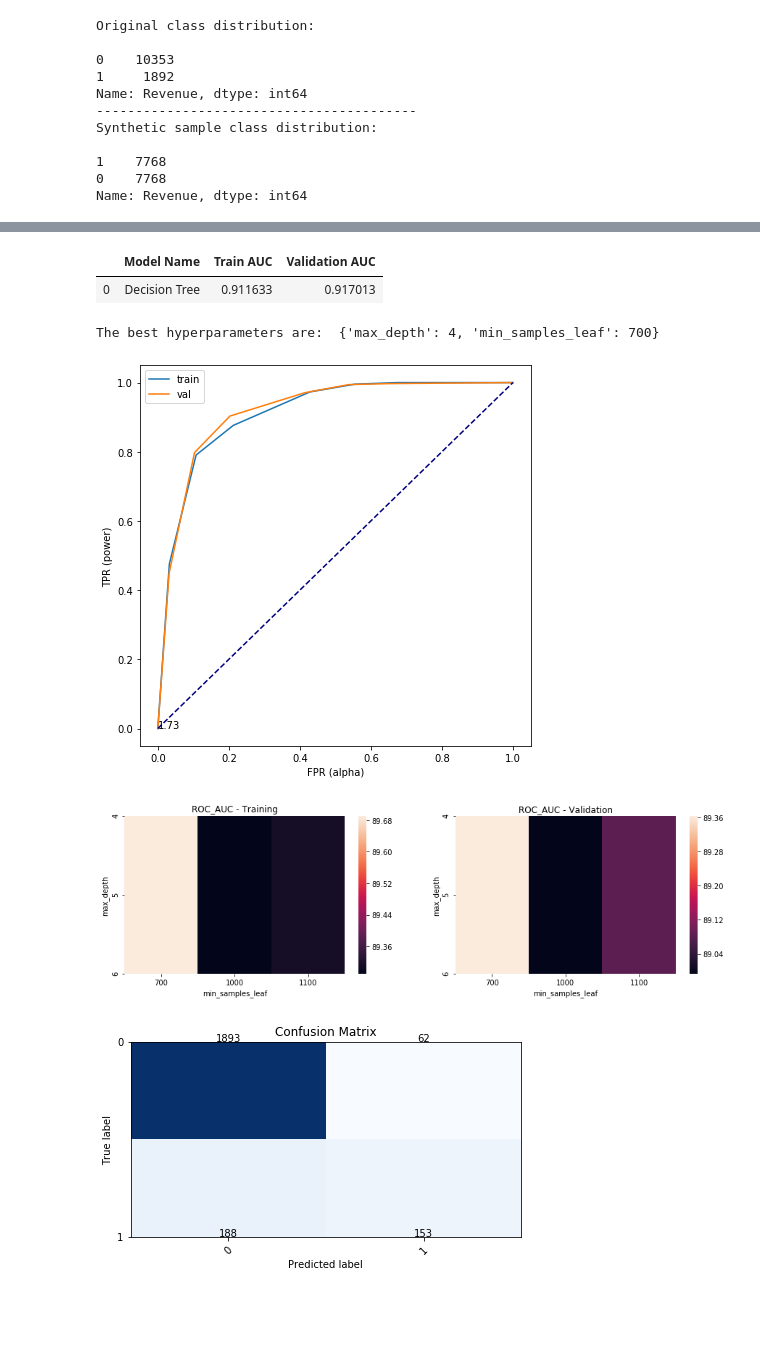
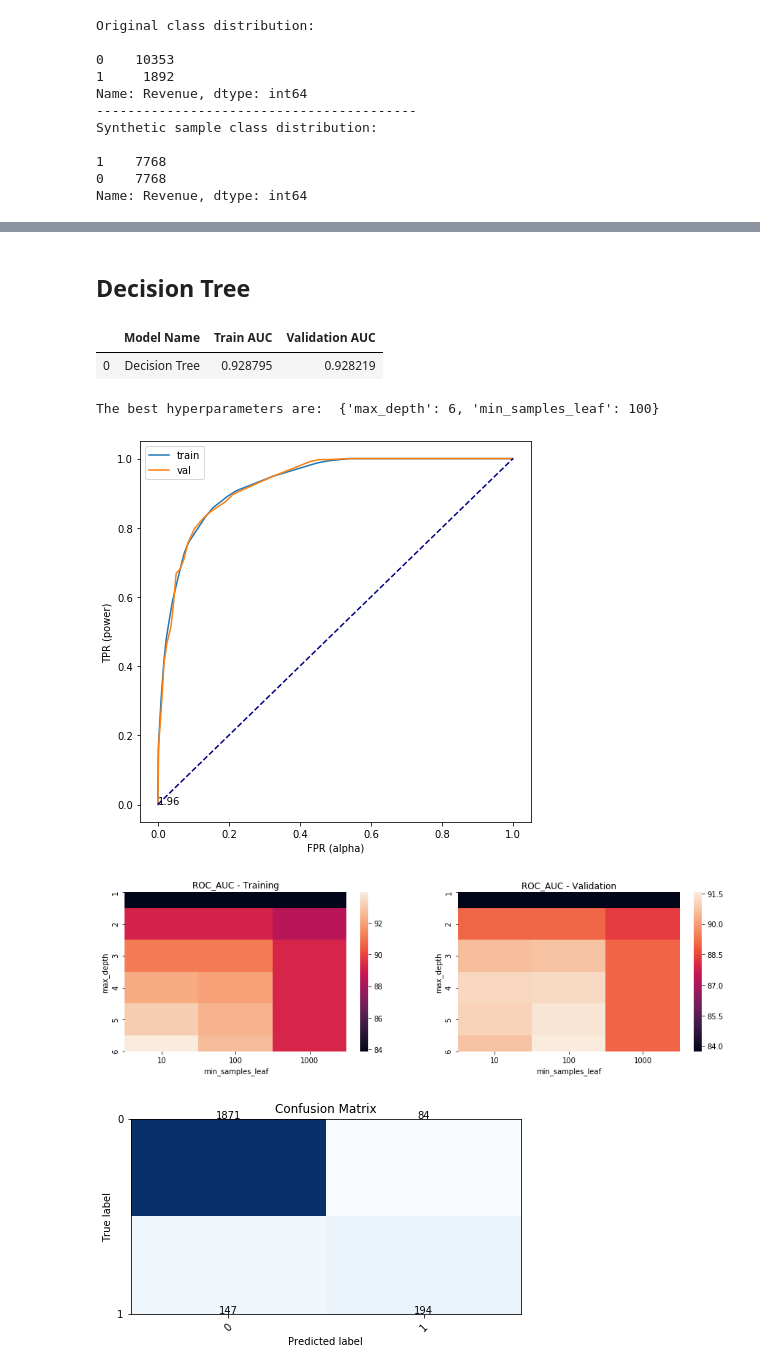
Before and after one commit to nielsbclausen/Mod_5_Project, a Jupyter notebook: niels_nb.ipynb, the cells around one changed output, grey strips where cells are left out. Drawn from its saved outputs; the diff is of its cells as text; code cells hidden in the pictures; blank space fills up the shorter version.

Commit message:
end of modelling

```diff
--- a/niels_nb.ipynb
+++ b/niels_nb.ipynb
@@ -166,24 +168,10 @@ class Classification():
         if self.model == 'Decision Tree':
             self.fitting = DecisionTreeClassifier(random_state = 42)
         elif self.model == 'Random Forest':
-            self.technique = RandomForestClassifier(n_estimators = 10,
+            self.fitting = RandomForestClassifier(n_estimators = 10,
                                                     n_jobs = -1, random_state=42)
         elif self.model == 'Logistic Regression':
             self.fitting = LogisticRegression(fit_intercept = True)
-        elif self.model == 'KNN':
-            min_k=1
-            max_k=25
-            best_k = 0
-            best_score = 0.0
-            for k in range(min_k, max_k+1, 2):
-                knn = KNeighborsClassifier(n_neighbors=k)
-                knn.fit(self.x_train, self.y_train)
-                preds = knn.predict(X_test)
-                f1 = f1_score(y_test, preds)
-                if f1 > best_score:
-                    best_k = k
-                    best_score = f1
-            self.fitting = KNeighborsClassifier(n_neighbors = best_k)
 #         elif SVM
 #         elif Naive Bayes
 
@@ -293,8 +281,8 @@ class Classification():
 
 
     def show_conf_matrix(self):
-        Classification.conf_matrix(self.y_val,self.y_tested)
-        cnf_matrix = confusion_matrix(self.y_val,self.y_tested)
+        Classification.conf_matrix(self.y_val, self.y_tested)
+        cnf_matrix = confusion_matrix(self.y_val, self.y_tested)
 
         plt.figure(figsize=(7,7))
         plt.imshow(cnf_matrix,  cmap=plt.cm.Blues)
@@ -351,17 +388,19 @@ The best hyperparameters are:  {'C': 0.33, 'penalty': 'l2', 'solver': 'liblinear
+# %% [markdown]
+## Decision Tree
 # %%
 dtree = Classification('Decision Tree', X_train_v, X_val, y_train_v, y_val)
 
-param_grid = {'max_depth':[4,5,6],                 # The maximum depth of the tree
-              'min_samples_leaf':[700,1000,1100]}  # The minimum number of samples required to be at a leaf node
+param_grid = {'max_depth':[1, 2, 3, 4, 5, 6],                 # The maximum depth of the tree
+              'min_samples_leaf':[10, 100, 1000]}  # The minimum number of samples required to be at a leaf node
 
 dtree.get_scores(param_grid,skf)
 dtree.opt_plots()
 dtree.show_conf_matrix()
 dtree.plot_decision_tree()
 # %% [output]
 |  | Model Name | Train AUC | Validation AUC |
-| 0 | Decision Tree | 0.911633 | 0.917013 |
+| 0 | Decision Tree | 0.928795 | 0.928219 |
-The best hyperparameters are:  {'max_depth': 4, 'min_samples_leaf': 700}
+The best hyperparameters are:  {'max_depth': 6, 'min_samples_leaf': 100}
-[figure, old version]
+[figure, new version]
-[figure, old version]
+[figure, new version]
 [figure]
```
Also changed, not shown: parts of 21 cells of this notebook.
